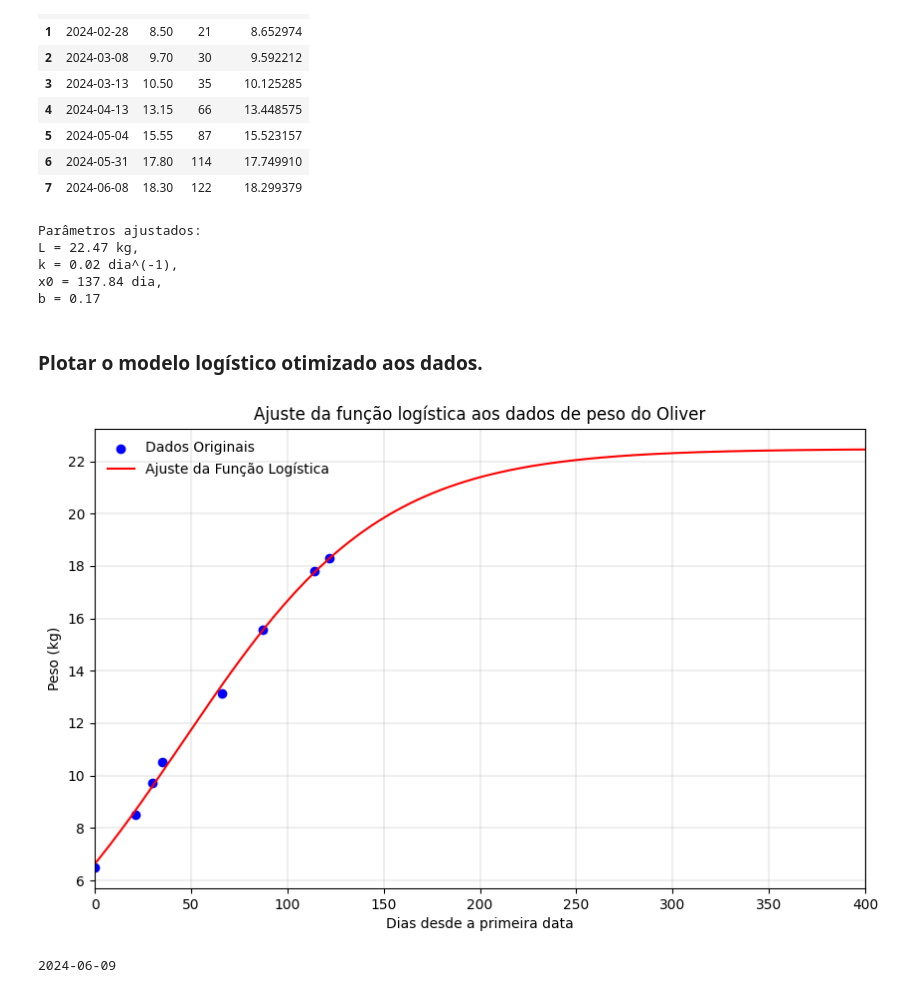
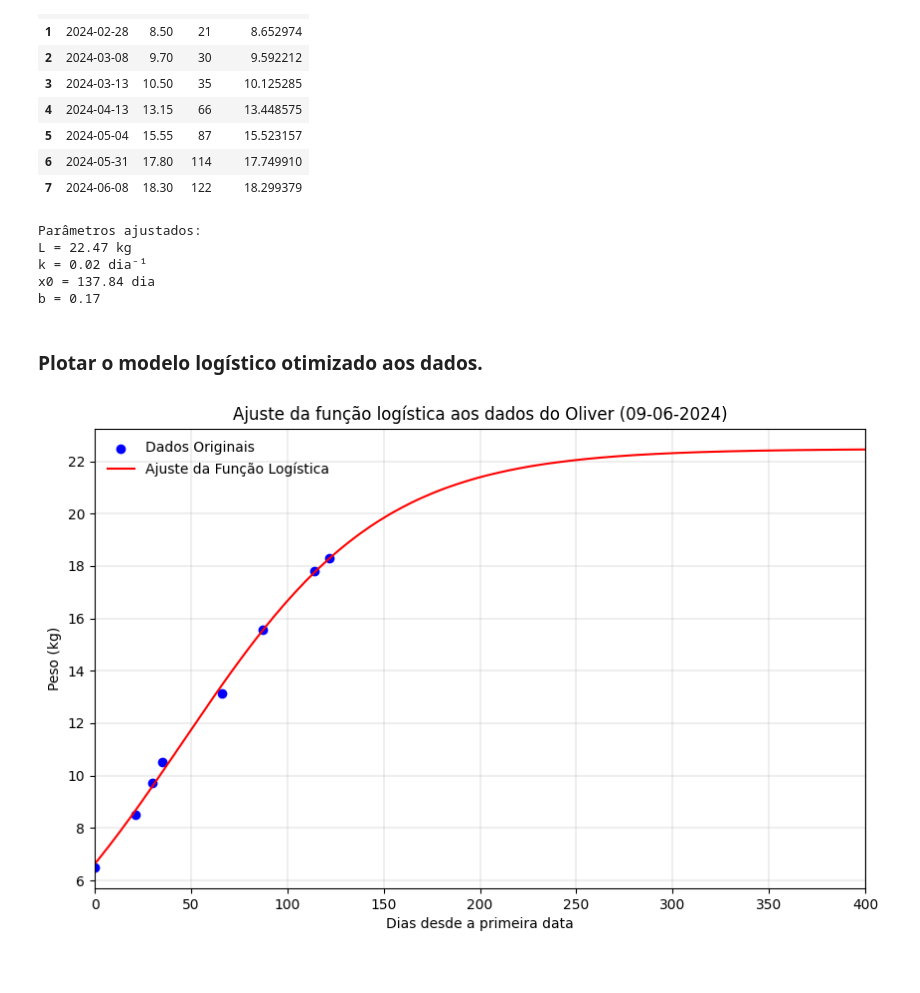
Before and after one commit to willc127/peso_Oliver, a Jupyter notebook: funcao_logistica.ipynb, the cells around one changed output. Saved outputs shown, nothing was run; the diff lists cells and outputs as text; code cells hidden in the pictures.

Commit message:
primeiros dados arrumados

```diff
--- a/funcao_logistica.ipynb
+++ b/funcao_logistica.ipynb
@@ -87,12 +96,12 @@ display(data)
 # %%
 # Parâmetros ajustados
 L, k, x0, b = params
-print(f'Parâmetros ajustados: \nL = {L:.2f} kg,\nk = {k:.2f} dia^(-1),\nx0 = {x0:.2f} dia,\nb = {b:.2f}')
+print(f'Parâmetros ajustados: \nL = {L:.2f} kg\nk = {k:.2f} dia⁻¹\nx0 = {x0:.2f} dia\nb = {b:.2f}')
 # %% [output]
 Parâmetros ajustados:
-L = 22.47 kg,
-k = 0.02 dia^(-1),
-x0 = 137.84 dia,
+L = 22.47 kg
+k = 0.02 dia⁻¹
+x0 = 137.84 dia
 b = 0.17
 # %% [markdown]
 ### Plotar o modelo logístico otimizado aos dados.
@@ -102,19 +111,15 @@ y_model = logistic_function(x, L, k, x0, b)
 # %%
 # Plotar os dados e modelo
 plt.figure(figsize=(10, 6))
 plt.scatter(data['dias'], data['peso'], label='Dados Originais', color='blue')
 plt.plot(x, y_model, label='Ajuste da Função Logística', color='red')
 plt.xlim([0,x[-1]])
 plt.xlabel('Dias desde a primeira data')
 plt.ylabel('Peso (kg)')
-plt.title('Ajuste da função logística aos dados de peso do Oliver')
+plt.title('Ajuste da função logística aos dados do Oliver ('+ datetime.now().strftime('%d-'+'%m'+'-%Y') +')')
 plt.legend(frameon = False)
 plt.grid(True,which='both', axis='both', linestyle='-', linewidth=0.3)
-plt.savefig('peso_Oliver_' + datetime.now().strftime('%Y-'+'%m'+'-%d') + '.png')
+plt.savefig('peso_Oliver_' + datetime.now().strftime('%d-'+'%m'+'-%Y') + '.png')
 plt.show()
 # %% [output]
-[figure, old version]
+[figure, new version]
-# %%
-print(datetime.now().strftime('%Y-'+'%m'+'-%d'))
-# %% [output]
-2024-06-09
```
Also changed, not shown: parts of 6 cells of this notebook, 2 other files.
